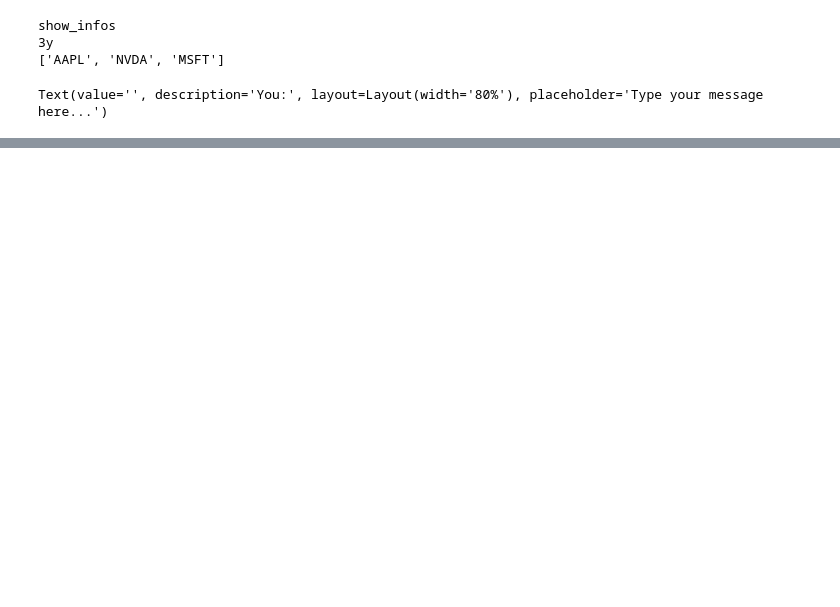
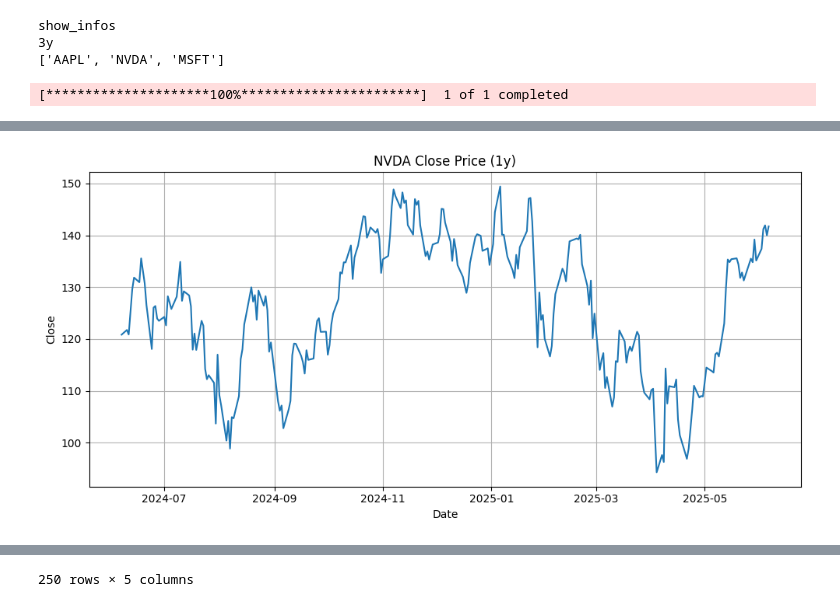
Before and after one commit to AGRedQ/Finance_Fian, a Jupyter notebook: simple_working_pipeline.ipynb, the cells around one changed output, grey strips where cells are left out. Cells and saved outputs as stored; diff of their text form; code cells hidden in the pictures; blank space fills up the shorter version.

```diff
--- a/simple_working_pipeline.ipynb
+++ b/simple_working_pipeline.ipynb
@@ -26,6 +26,6 @@ import spacy_transformers
 
 print("spaCy loaded.")
 print("Transformers module:", spacy_transformers)
-nlp = spacy.load("en_core_web_lg")
+nlp = spacy.load("en_core_web_trf")
 print("Transformer model loaded successfully.")
 # %% [output]
@@ -263,39 +131,52 @@ show_infos
 3y
 ['AAPL', 'NVDA', 'MSFT']
 # %%
-from ipywidgets import widgets, Layout
-from IPython.display import display
+# show_infos function
+import yfinance as yf
+import matplotlib.pyplot as plt
+import numpy as np
 
-text_input = widgets.Text(
-    placeholder='Type your message here...',
-    description='You:',
-    layout=Layout(width='80%')
-)
+## == == == -- -- -- Helper Functions -- -- -- == == == ##
 
-output_area = widgets.Output(layout=Layout(border='1px solid black', height='300px', overflow_y='auto'))
+def extract_data_yf(ticker, Period = "1y"):
+    df = yf.download(ticker, period=Period, interval="1d")
+    return df
 
-def on_submit(sender):
-    user_text = sender.value
-    if user_text.lower() in ['exit', 'quit']:
-        with output_area:
-            print("Bot: Goodbye!")
-        text_input.value = ''
-        text_input.disabled = True
-        return
+def display_stock(df, n_rows: int = 10):
 
-    intent, confidence = extract_intent_RnFr(user_text)
-    with output_area:
-        if intent == "uncertain":
-            print(f"Bot: Sorry, I didn't quite get that. Could you please rephrase or be more specific? (Confidence: {confidence:.2f})")
-        elif intent.startswith("error:"):
-            print(f"Bot: {intent}")
-            text_input.disabled = True
-        else:
-            print(f"Bot: Intent detected -> {intent} (Confidence: {confidence:.2f})")
+    print(f"=== First {n_rows} rows ===")
+    print(df.head(n_rows).to_string())
+    # print(f"\n=== Last {n_rows} rows ===")
+    # print(df.tail(n_rows).to_string())
+    # print("\n=== Descriptive Statistics ===")
+    # print(df.describe().round(2).to_string())
 
-    text_input.value = ''
+def line_graph(df, field: str = "Close", title: str = None):
 
-text_input.on_submit(on_submit)
-display(text_input, output_area)
+    plt.figure(figsize=(10, 5))
+    plt.plot(df.index, df[field])
+    plt.xlabel("Date")
+    plt.ylabel(field)
+    plt.title(title or f"{field} Price Over Time")
+    plt.grid(True)
+    plt.tight_layout()
+    plt.show()
+
+
+## == == == -- -- -- Main Execute Function -- -- -- == == == ##
+
+def show_infos(ticker: str, period: str = "1y", visual: bool = True):
+
+    # 1) Fetch the data
+    df = extract_data_yf(ticker, period)
+
+    # 2) Print a table summary
+    display_stock(df)
+
+    # 3) Plot if requested
+    if visual:
+        line_graph(df, title=f"{ticker.upper()} Close Price ({period})")
+
+    return df
 # %% [output]
-Text(value='', description='You:', layout=Layout(width='80%'), placeholder='Type your message here...')
+[*********************100%***********************]  1 of 1 completed
@@ -302,0 +197 @@ Output(layout=Layout(border_bottom='1px solid black', border_left='1px solid bla
+[figure, added]
@@ -302,0 +212 @@ Output(layout=Layout(border_bottom='1px solid black', border_left='1px solid bla
+250 rows × 5 columns
```
Also changed, not shown: parts of 5 cells of this notebook, 3 other files.
